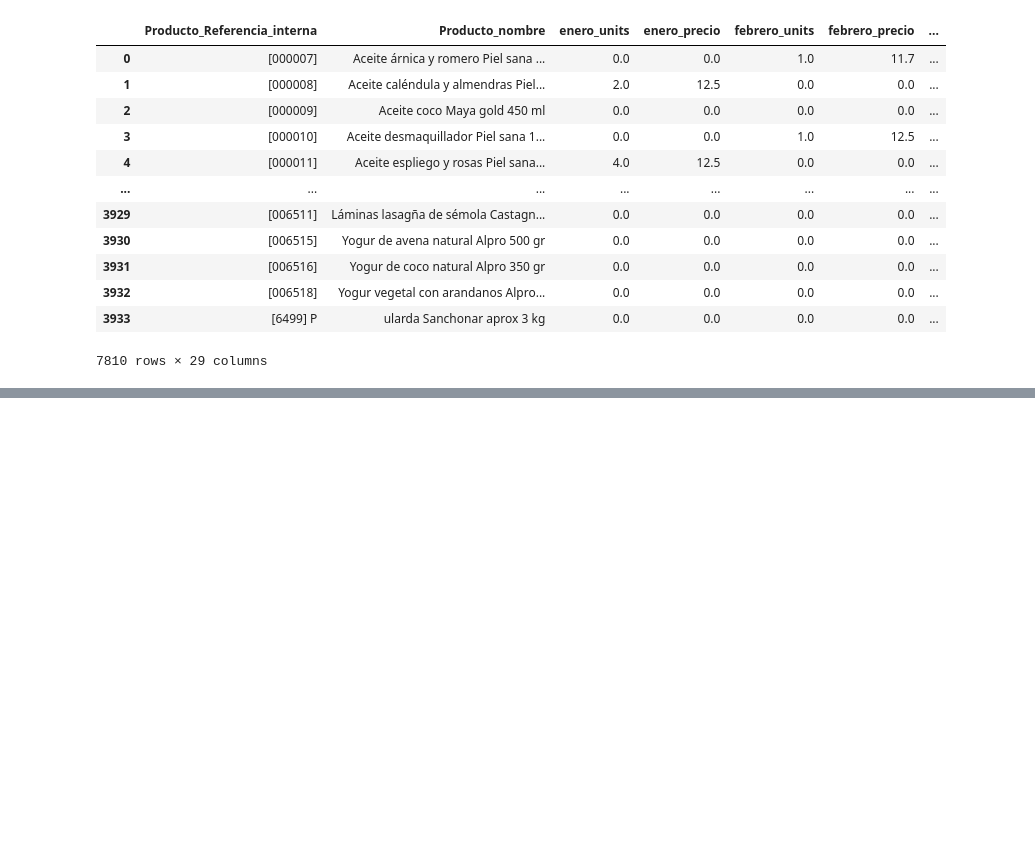
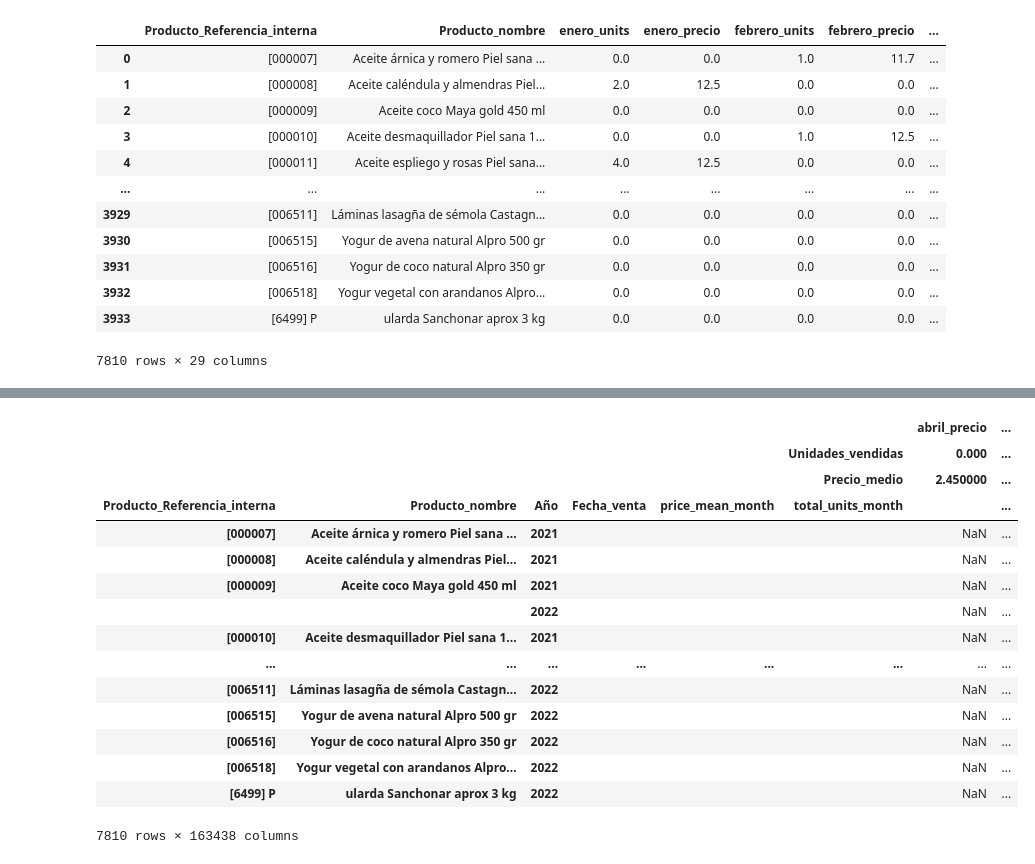
Before and after one commit to Factoria-F5-AI-Bootcamp-1-Edicion/osa_analysis, a Jupyter notebook: EDA.ipynb, the cells around one changed output, grey strips where cells are left out. Cells and saved outputs as stored; diff of their text form; code cells hidden in the pictures; blank space fills up the shorter version.

```diff
--- a/EDA.ipynb
+++ b/EDA.ipynb
@@ -410,0 +548,21 @@ precios_ventas.fillna(0)
+# %%
+ventas= pd.pivot_table(precios_ventas, index=['Producto_Referencia_interna','Producto_nombre', 'Año','Fecha_venta', 'price_mean_month', 'total_units_month'],
+                       columns=['Unidades_vendidas','Precio_medio'], values=valores,  aggfunc=np.sum)
+ventas
+# %% [output]
+|  |  |  |  |  |  | abril_precio | ... |
+|  |  |  |  |  | Unidades_vendidas | 0.000 | ... |
+|  |  |  |  |  | Precio_medio | 2.450000 | ... |
+| Producto_Referencia_interna | Producto_nombre | Año | Fecha_venta | price_mean_month | total_units_month |  | ... |
+| [000007] | Aceite árnica y romero Piel sana ... | 2021 |  |  |  | NaN | ... |
+| [000008] | Aceite caléndula y almendras Piel... | 2021 |  |  |  | NaN | ... |
+| [000009] | Aceite coco Maya gold 450 ml | 2021 |  |  |  | NaN | ... |
+|  |  | 2022 |  |  |  | NaN | ... |
+| [000010] | Aceite desmaquillador Piel sana 1... | 2021 |  |  |  | NaN | ... |
+| ... | ... | ... | ... | ... | ... | ... | ... |
+| [006511] | Láminas lasagña de sémola Castagn... | 2022 |  |  |  | NaN | ... |
+| [006515] | Yogur de avena natural Alpro 500 gr | 2022 |  |  |  | NaN | ... |
+| [006516] | Yogur de coco natural Alpro 350 gr | 2022 |  |  |  | NaN | ... |
+| [006518] | Yogur vegetal con arandanos Alpro... | 2022 |  |  |  | NaN | ... |
+| [6499] P | ularda Sanchonar aprox 3 kg | 2022 |  |  |  | NaN | ... |
+7810 rows × 163438 columns
```
Also changed, not shown: parts of 21 cells of this notebook.
